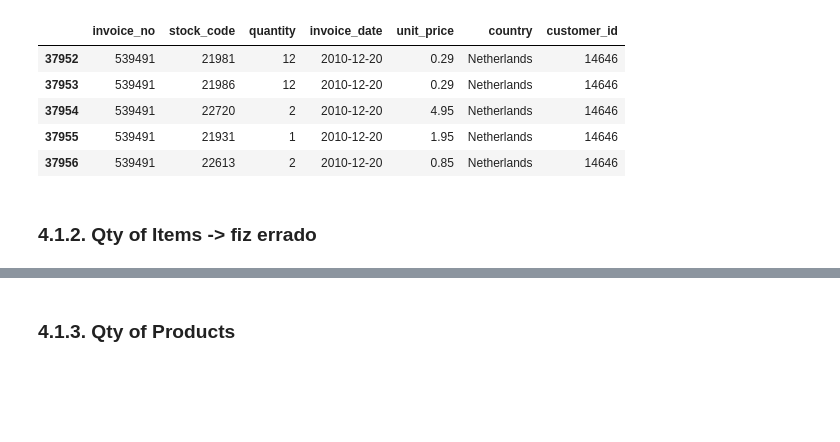
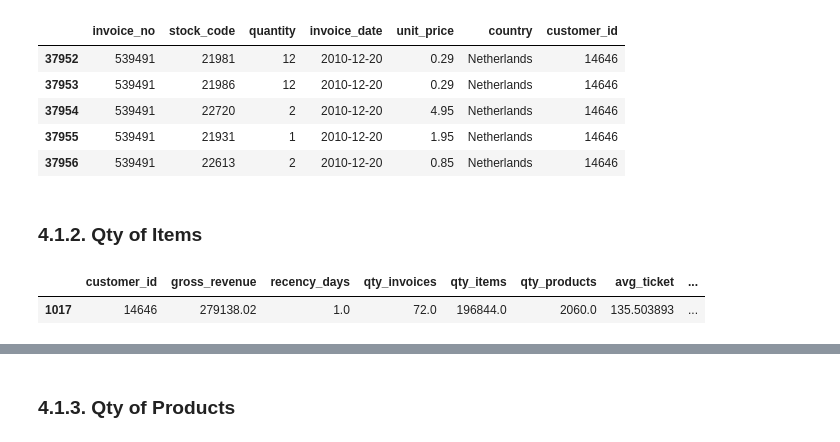
Before and after one commit to pgdemiranda/insiders, a Jupyter notebook: notebooks/c4.0-pgdm-feature-engineering.ipynb, the cells around one changed output, grey strips where cells are left out. Cells and saved outputs as stored; diff of their text form; code cells hidden in the pictures; blank space fills up the shorter version.

```diff
--- a/notebooks/c4.0-pgdm-feature-engineering.ipynb
+++ b/notebooks/c4.0-pgdm-feature-engineering.ipynb
@@ -708,6 +717,9 @@ df3[df3['customer_id'] == 14646].head()
 | 37955 | 539491 | 21931 | 1 | 2010-12-20 | 1.95 | Netherlands | 14646 |
 | 37956 | 539491 | 22613 | 2 | 2010-12-20 | 0.85 | Netherlands | 14646 |
 # %% [markdown]
-### 4.1.2. Qty of Items -> fiz errado
+### 4.1.2. Qty of Items
 # %%
-# df4[df4['qty_items'] == 196844]
+df4[df4['qty_items'] == 196844]
+# %% [output]
+|  | customer_id | gross_revenue | recency_days | qty_invoices | qty_items | qty_products | avg_ticket | ... |
+| 1017 | 14646 | 279138.02 | 1.0 | 72.0 | 196844.0 | 2060.0 | 135.503893 | ... |
```
Also changed, not shown: parts of 14 cells of this notebook, 2 other files.
